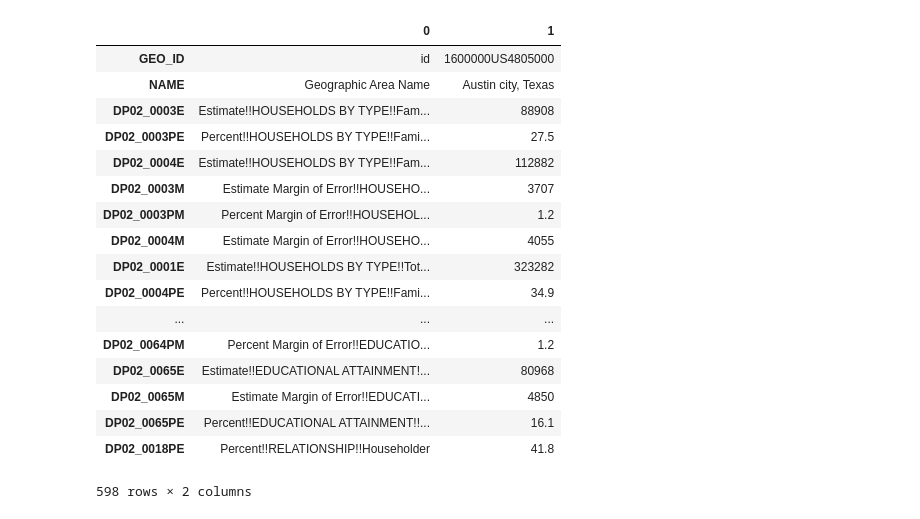
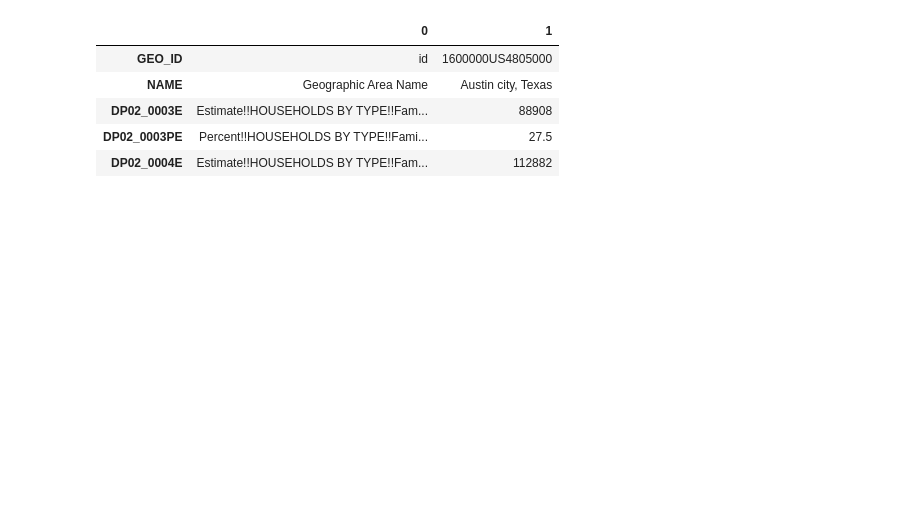
Before and after one commit to travis-tyler/AustinPopulationData, a Jupyter notebook: Rob/Cleaning Census Data Language_Household_Education.ipynb, the cells around one changed output. Saved outputs shown, nothing was run; the diff lists cells and outputs as text; code cells hidden in the pictures; blank space fills up the shorter version.

```diff
--- a/Rob/Cleaning Census Data Language_Household_Education.ipynb
+++ b/Rob/Cleaning Census Data Language_Household_Education.ipynb
@@ -4,35 +4,23 @@ import matplotlib.pyplot as plt
 # %%
 # Import CSV file
 
 file1 = "../Resources/Census.gov/DP02_Language_Household_Education/ACSDP1Y2010.DP02_data_with_overlays_2020-03-17T221905.csv"
 file2 = "../Resources/Census.gov/DP02_Language_Household_Education/ACSDP1Y2011.DP02_data_with_overlays_2020-03-17T221905.csv"
 file3 = "../Resources/Census.gov/DP02_Language_Household_Education/ACSDP1Y2012.DP02_data_with_overlays_2020-03-17T221905.csv"
 file4 = "../Resources/Census.gov/DP02_Language_Household_Education/ACSDP1Y2013.DP02_data_with_overlays_2020-03-17T221905.csv"
 file5 = "../Resources/Census.gov/DP02_Language_Household_Education/ACSDP1Y2014.DP02_data_with_overlays_2020-03-17T221905.csv"
 file6 = "../Resources/Census.gov/DP02_Language_Household_Education/ACSDP1Y2015.DP02_data_with_overlays_2020-03-17T221905.csv"
 file7 = "../Resources/Census.gov/DP02_Language_Household_Education/ACSDP1Y2016.DP02_data_with_overlays_2020-03-17T221905.csv"
 file8 = "../Resources/Census.gov/DP02_Language_Household_Education/ACSDP1Y2017.DP02_data_with_overlays_2020-03-17T221905.csv"
 file9 = "../Resources/Census.gov/DP02_Language_Household_Education/ACSDP1Y2018.DP02_data_with_overlays_2020-03-17T221905.csv"
 
 data1 = pd.read_csv(file1)
 data_2010 = pd.DataFrame(data1).transpose()
-data_2010
+data_2010.head()
 # %% [output]
 |  | 0 | 1 |
 | GEO_ID | id | 1600000US4805000 |
 | NAME | Geographic Area Name | Austin city, Texas |
 | DP02_0003E | Estimate!!HOUSEHOLDS BY TYPE!!Fam... | 88908 |
 | DP02_0003PE | Percent!!HOUSEHOLDS BY TYPE!!Fami... | 27.5 |
 | DP02_0004E | Estimate!!HOUSEHOLDS BY TYPE!!Fam... | 112882 |
-| DP02_0003M | Estimate Margin of Error!!HOUSEHO... | 3707 |
-| DP02_0003PM | Percent Margin of Error!!HOUSEHOL... | 1.2 |
-| DP02_0004M | Estimate Margin of Error!!HOUSEHO... | 4055 |
-| DP02_0001E | Estimate!!HOUSEHOLDS BY TYPE!!Tot... | 323282 |
-| DP02_0004PE | Percent!!HOUSEHOLDS BY TYPE!!Fami... | 34.9 |
-| ... | ... | ... |
-| DP02_0064PM | Percent Margin of Error!!EDUCATIO... | 1.2 |
-| DP02_0065E | Estimate!!EDUCATIONAL ATTAINMENT!... | 80968 |
-| DP02_0065M | Estimate Margin of Error!!EDUCATI... | 4850 |
-| DP02_0065PE | Percent!!EDUCATIONAL ATTAINMENT!!... | 16.1 |
-| DP02_0018PE | Percent!!RELATIONSHIP!!Householder | 41.8 |
-598 rows × 2 columns
```
Also changed, not shown: parts of 1 cell of this notebook, 2 other files.
